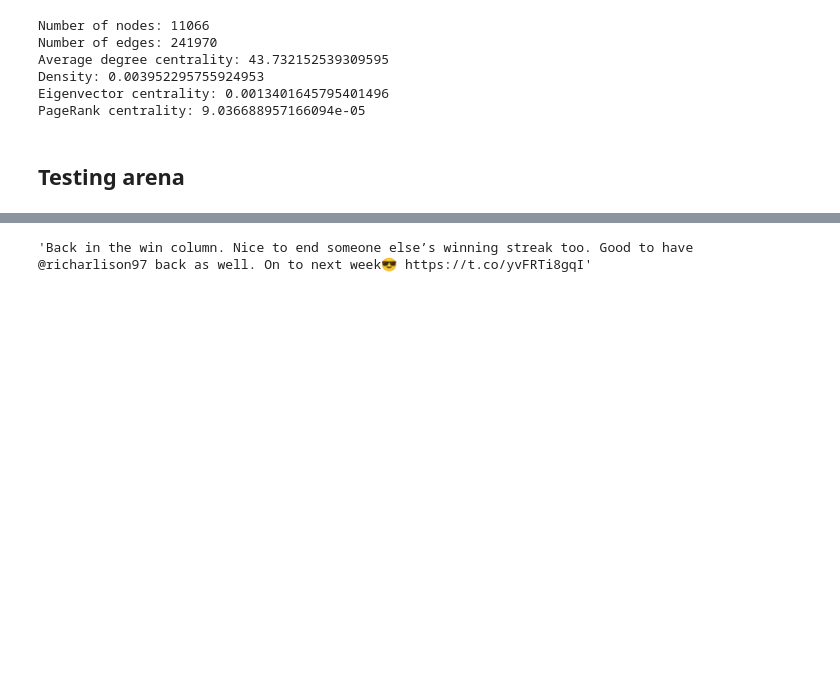
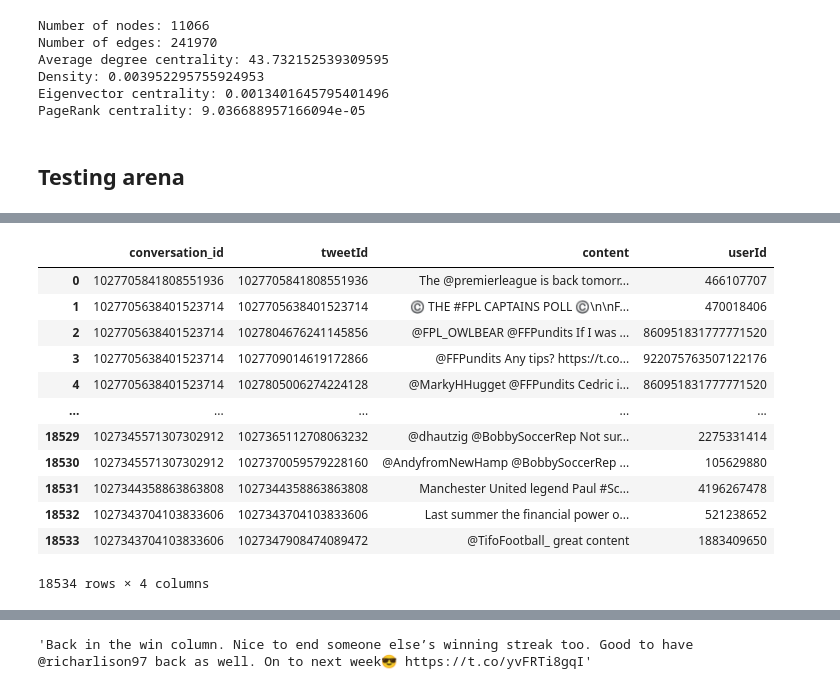
Before and after one commit to marilin99/Net_sci_sports, a Jupyter notebook: Network analysis/test.ipynb, the cells around one changed output, grey strips where cells are left out. Saved outputs shown, nothing was run; the diff lists cells and outputs as text; code cells hidden in the pictures; blank space fills up the shorter version.

```diff
--- a/Network analysis/test.ipynb
+++ b/Network analysis/test.ipynb
@@ -260,0 +278,16 @@ data = data.drop(columns = "conv_indx")
+# %%
+data
+# %% [output]
+|  | conversation_id | tweetId | content | userId |
+| 0 | 1027705841808551936 | 1027705841808551936 | The @premierleague is back tomorr... | 466107707 |
+| 1 | 1027705638401523714 | 1027705638401523714 | ©️ THE #FPL CAPTAINS POLL ©️\n\nF... | 470018406 |
+| 2 | 1027705638401523714 | 1027804676241145856 | @FPL_OWLBEAR @FFPundits If I was ... | 860951831777771520 |
+| 3 | 1027705638401523714 | 1027709014619172866 | @FFPundits Any tips? https://t.co... | 922075763507122176 |
+| 4 | 1027705638401523714 | 1027805006274224128 | @MarkyHHugget @FFPundits Cedric i... | 860951831777771520 |
+| ... | ... | ... | ... | ... |
+| 18529 | 1027345571307302912 | 1027365112708063232 | @dhautzig @BobbySoccerRep Not sur... | 2275331414 |
+| 18530 | 1027345571307302912 | 1027370059579228160 | @AndyfromNewHamp @BobbySoccerRep ... | 105629880 |
+| 18531 | 1027344358863863808 | 1027344358863863808 | Manchester United legend Paul #Sc... | 4196267478 |
+| 18532 | 1027343704103833606 | 1027343704103833606 | Last summer the financial power o... | 521238652 |
+| 18533 | 1027343704103833606 | 1027347908474089472 | @TifoFootball_ great content | 1883409650 |
+18534 rows × 4 columns
```
Also changed, not shown: parts of 9 cells of this notebook.
